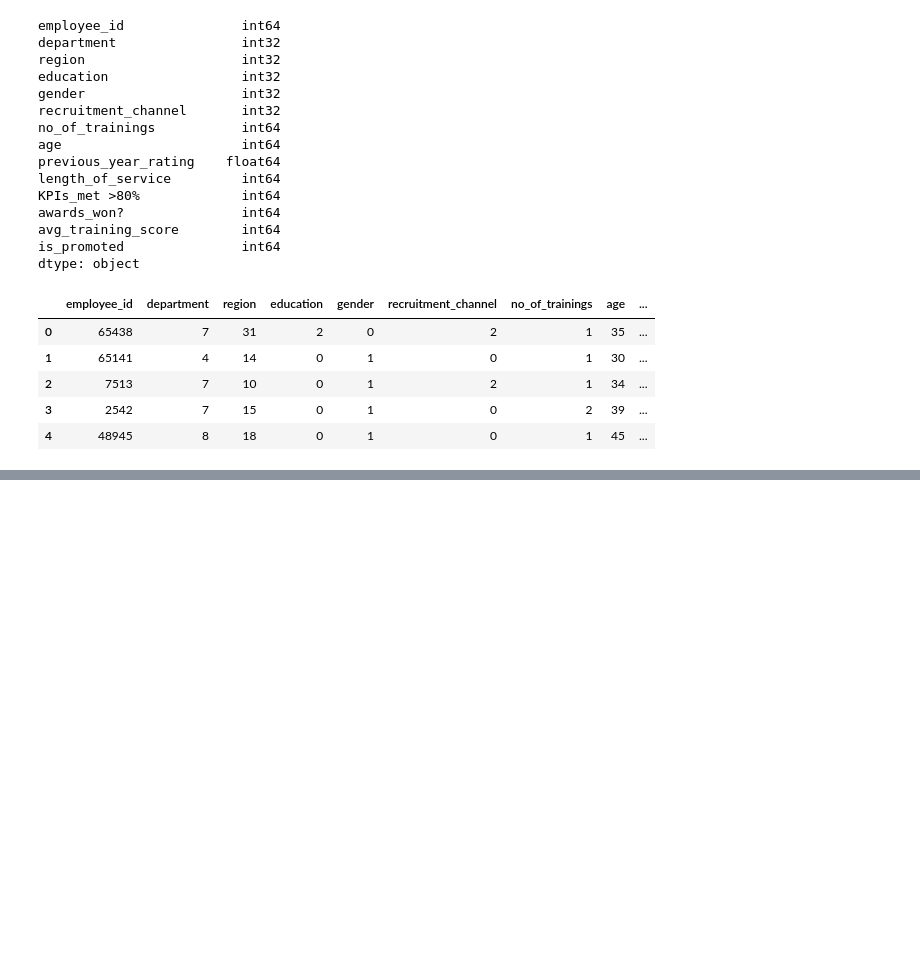
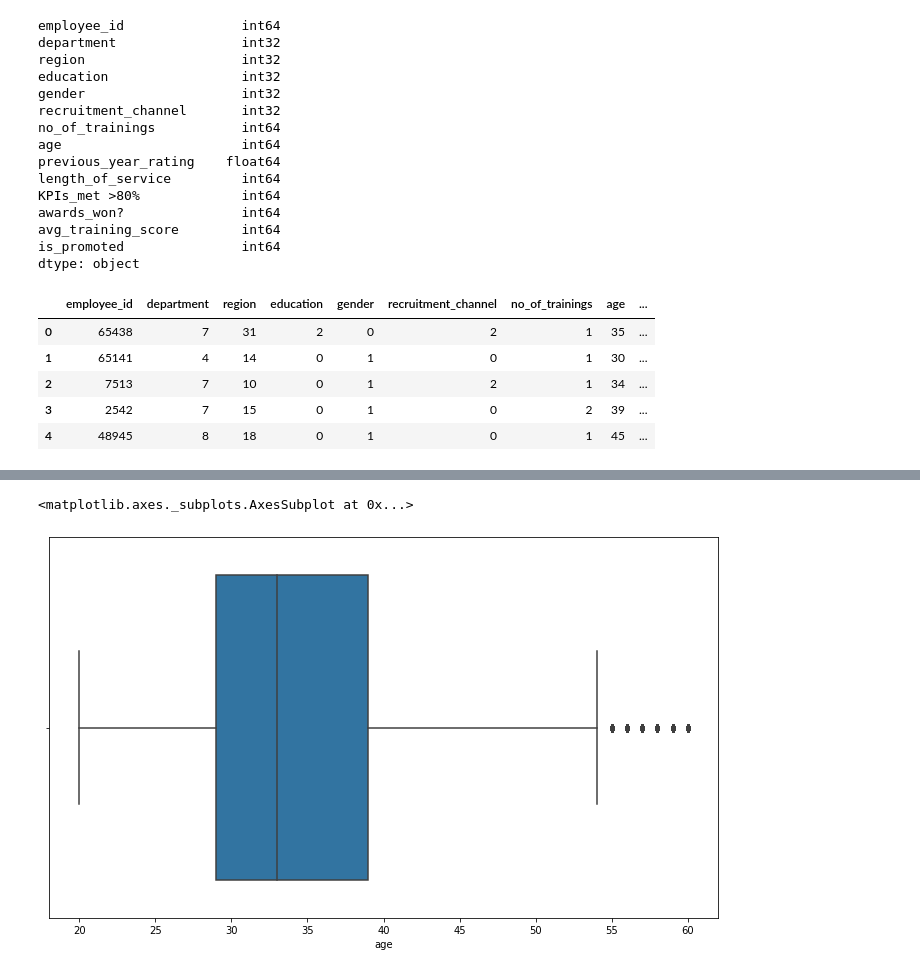
Before and after one commit to PraneethVasarla/HR-Analytics, a Jupyter notebook: HR Analytics.ipynb, the cells around one changed output, grey strips where cells are left out. Saved outputs shown, nothing was run; the diff lists cells and outputs as text; code cells hidden in the pictures; blank space fills up the shorter version.

```diff
--- a/HR Analytics.ipynb
+++ b/HR Analytics.ipynb
@@ -277,0 +304,2 @@ corr
+# %%
+train.previous_year_rating = train.previous_year_rating.fillna(train.groupby("KPIs_met >80%")['previous_year_rating'].transform(lambda x:x.mode()[0]))
@@ -277,0 +333,2 @@ corr
+# %%
+train.rename(columns={'KPIs_met >80%':'KPI','awards_won?':'awards_won'},inplace=True)
@@ -277,0 +360,6 @@ corr
+# %%
+plt.figure(figsize=(12,7))
+sns.boxplot(train.age)
+# %% [output]
+<matplotlib.axes._subplots.AxesSubplot at 0x...>
+[figure, added]
```
Also changed, not shown: parts of 28 cells of this notebook.
